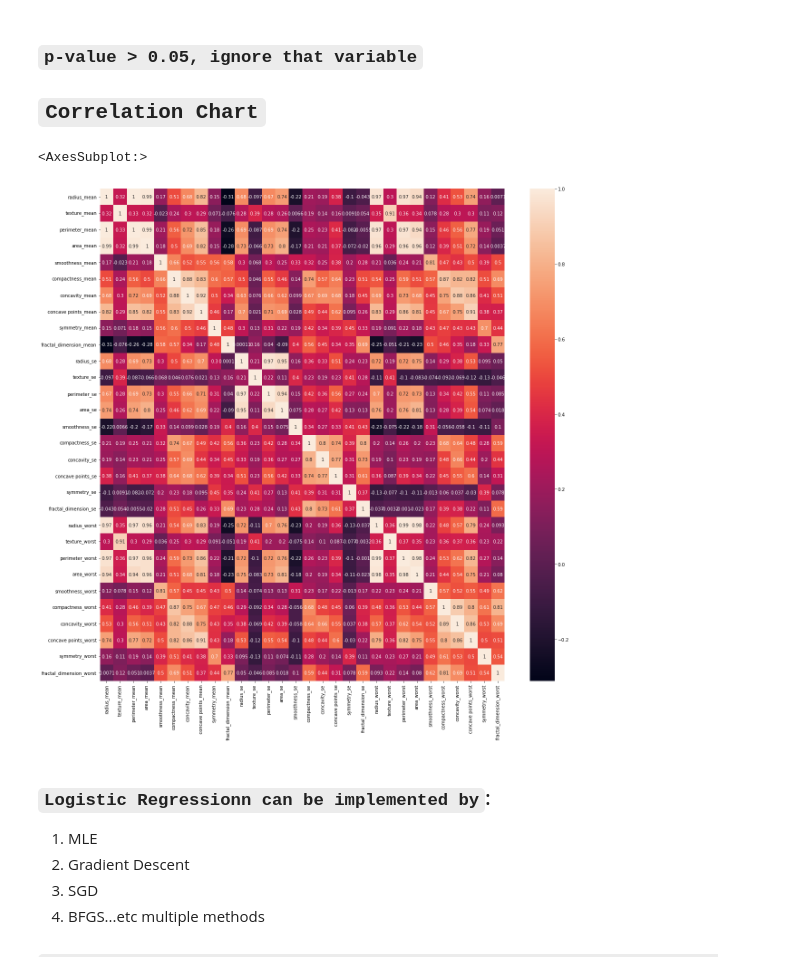
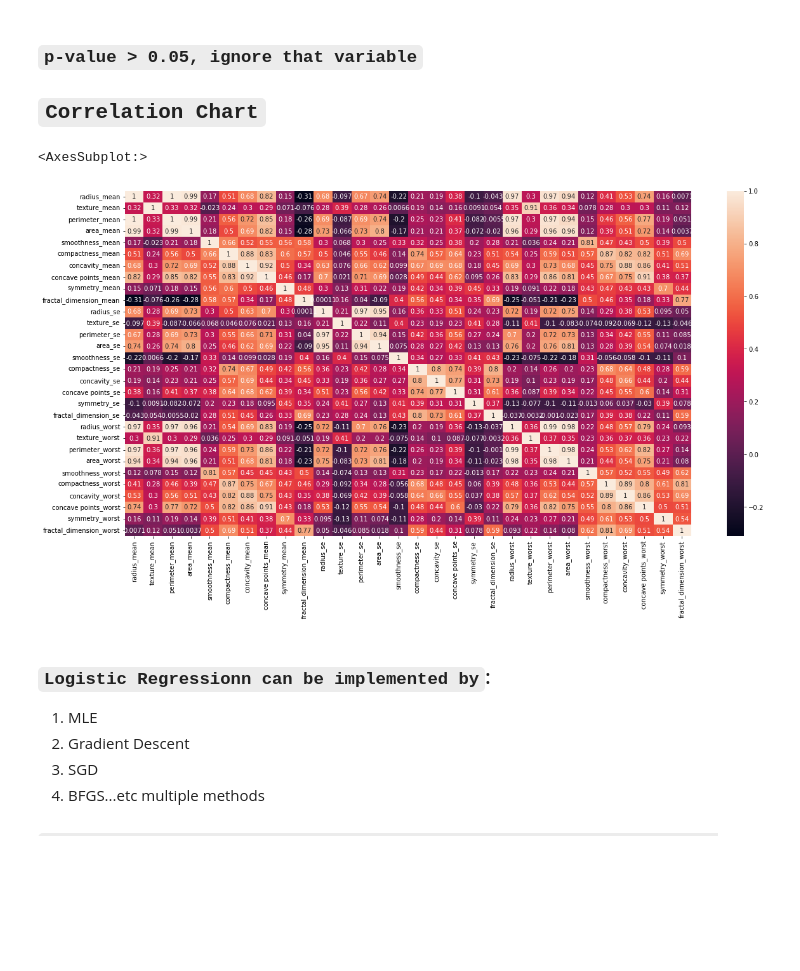
Before and after one commit to manujjoshi/Classification, a Jupyter notebook: Cancer Classification.ipynb, the cells around one changed output. Saved outputs shown, nothing was run; the diff lists cells and outputs as text; code cells hidden in the pictures; blank space fills up the shorter version.

```diff
--- a/Cancer Classification.ipynb
+++ b/Cancer Classification.ipynb
@@ -170,11 +170,11 @@ fractal_dimension_worst ==> t_test result ==> Ttest_indResult(statistic=8.151316
 ### `p-value > 0.05, ignore that variable`
 ## `Correlation Chart`
 # %%
-plt.figure(figsize=(20,20))
+plt.figure(figsize=(20,10))
 sns.heatmap(data.corr(),annot=True)
 # %% [output]
 <AxesSubplot:>
-[figure, old version]
+[figure, new version]
 # %% [markdown]
 ### `Logistic Regressionn can be implemented by`:
 1. MLE
```
Also changed, not shown: parts of 36 cells of this notebook, 3 other files.
